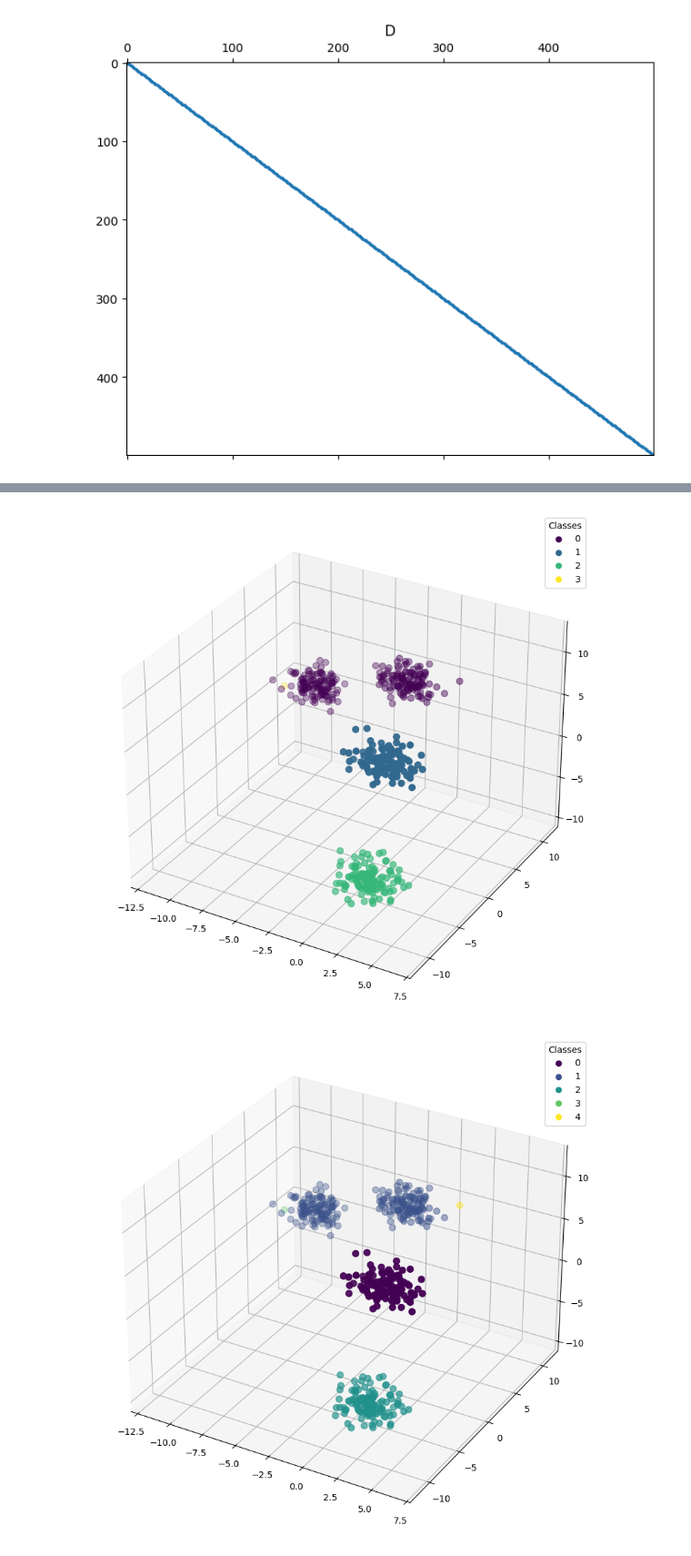
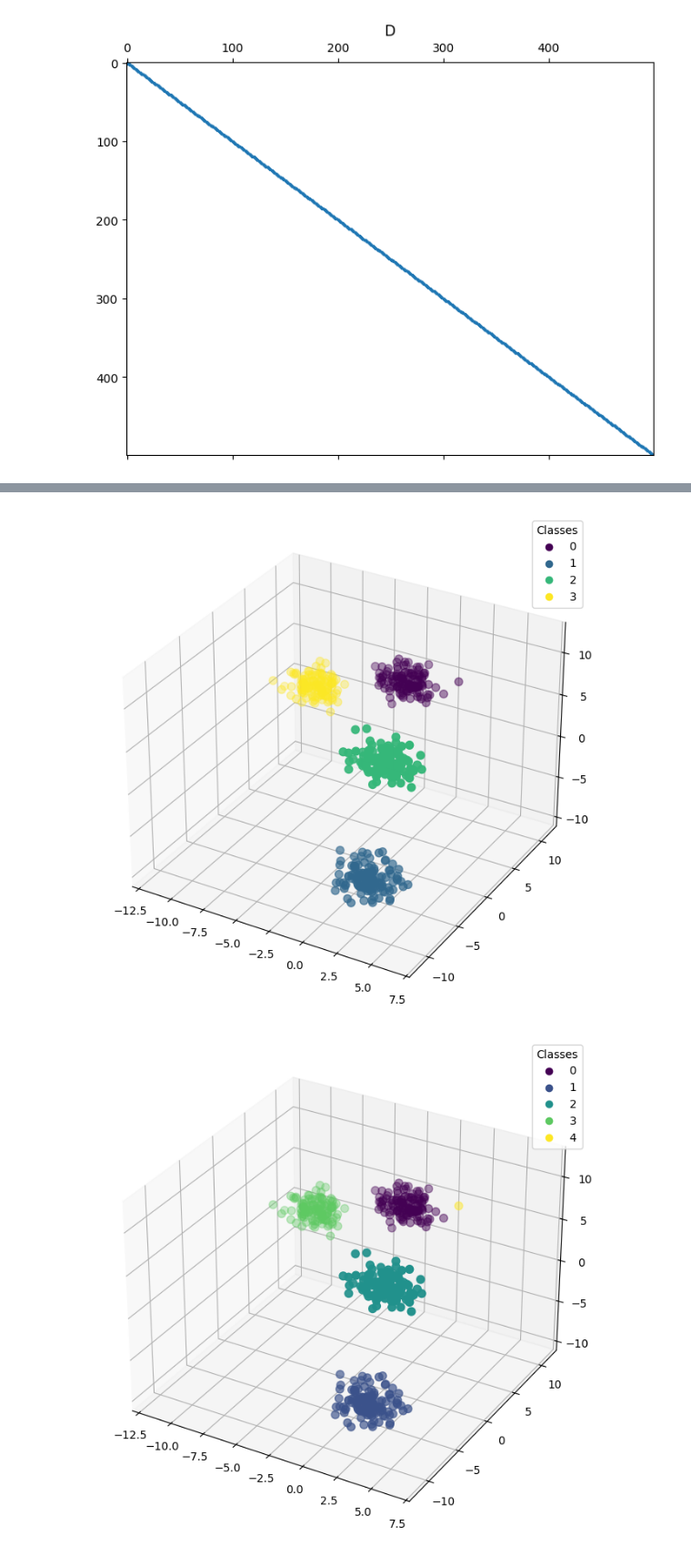
Before and after one commit to chiaramaretto/CA-Homework2, a Jupyter notebook: Maretto_Gosmar_HWSC.ipynb, the cells around one changed output, grey strips where cells are left out. Shown at 91% size. Saved outputs shown, nothing was run; the diff lists cells and outputs as text; code cells hidden in the pictures.

Commit message:
Added different values of K, changed plotting of clusters.

```diff
--- a/Maretto_Gosmar_HWSC.ipynb
+++ b/Maretto_Gosmar_HWSC.ipynb
@@ -206,0 +373,18 @@ for m in M:
+# %%
+# Compute eigenvectors of L and L_sym
+_ , eigenvectors = eigsh(L, k=15, which='SM')
+_ , eigenvectors_sym = eigsh(L_sym, k=15, which='SM')
+
+# Show clustering
+M = [2,3]
+for m in M:
+    U = eigenvectors[:, 0:m]
+    U_sym = eigenvectors_sym[:, 0:m]
+    km = KMeans(n_clusters=m)
+    km.fit(U)
+    circle['cluster'] = km.labels_
+    print(f"Laplacian - The silhouette score of the clustering with M = {m} is {silhouette_score(circle_points, circle['cluster'])}")
+    km.fit(U_sym)
+    circle['cluster_sym'] = km.labels_
+    print(f"Symmetric Laplacian - The silhouette score of the clustering with M = {m} is {silhouette_score(circle_points, circle['cluster_sym'])}")
+    show_clustering(circle, "cluster", "cluster_sym")
@@ -259,8 +460,12 @@ _ , eigenvectors_sym = eigsh(L_sym, k=15, which='SM')
 M = [3,4]
 for m in M:
     U = eigenvectors[:, 0:m]
+    U_sym = eigenvectors_sym[:, 0:m]
     km = KMeans(n_clusters=m)
     km.fit(U)
     spiral['cluster'] = km.labels_
-    print(f"The silhouette score of the clustering with M = {m} is {silhouette_score(spiral_points, spiral['cluster'])}")
-    show_clustering(spiral, "cluster")
+    print(f"Laplacian - The silhouette score of the clustering with M = {m} is {silhouette_score(circle_points, circle['cluster'])}")
+    km.fit(U_sym)
+    spiral['cluster_sym'] = km.labels_
+    print(f"Symmetric Laplacian - The silhouette score of the clustering with M = {m} is {silhouette_score(circle_points, circle['cluster_sym'])}")
+    show_clustering(spiral, "cluster", "cluster_sym")
@@ -267,8 +478,0 @@ for m in M:
-# %%
-for m in M:
-    U_sym = eigenvectors_sym[:, 0:m]
-    km = KMeans(n_clusters=m)
-    km.fit(U_sym)
-    spiral['cluster_sym'] = km.labels_
-    print(f"The silhouette score of the clustering with M = {m} is {silhouette_score(spiral_points, spiral['cluster_sym'])}")
-    show_clustering(spiral, "cluster_sym")
@@ -372,15 +604,17 @@ plt.show()
+# %%
+_, eigenvectors = eigsh(L, k=15, which='SM')
 # %%
 M = [4,5]
 for m in M:
     U = eigenvectors[:, 0:m]
     km = KMeans(n_clusters=m)
     km.fit(U)
     y_pred = km.labels_
-    fig = plt.figure(figsize=(10, 10))
+    fig = plt.figure(figsize=(8, 8))
     ax = fig.add_subplot(111, projection='3d')
     scatter = ax.scatter(X[:, 0], X[:, 1], X[:, 2], c=y_pred, s=50)
     plt.legend(*scatter.legend_elements(), title="Classes")
     plt.show()
 # %% [output]
-[figure, old version]
+[figure, new version]
-[figure, old version]
+[figure, new version]
```
Also changed, not shown: parts of 37 cells of this notebook.
